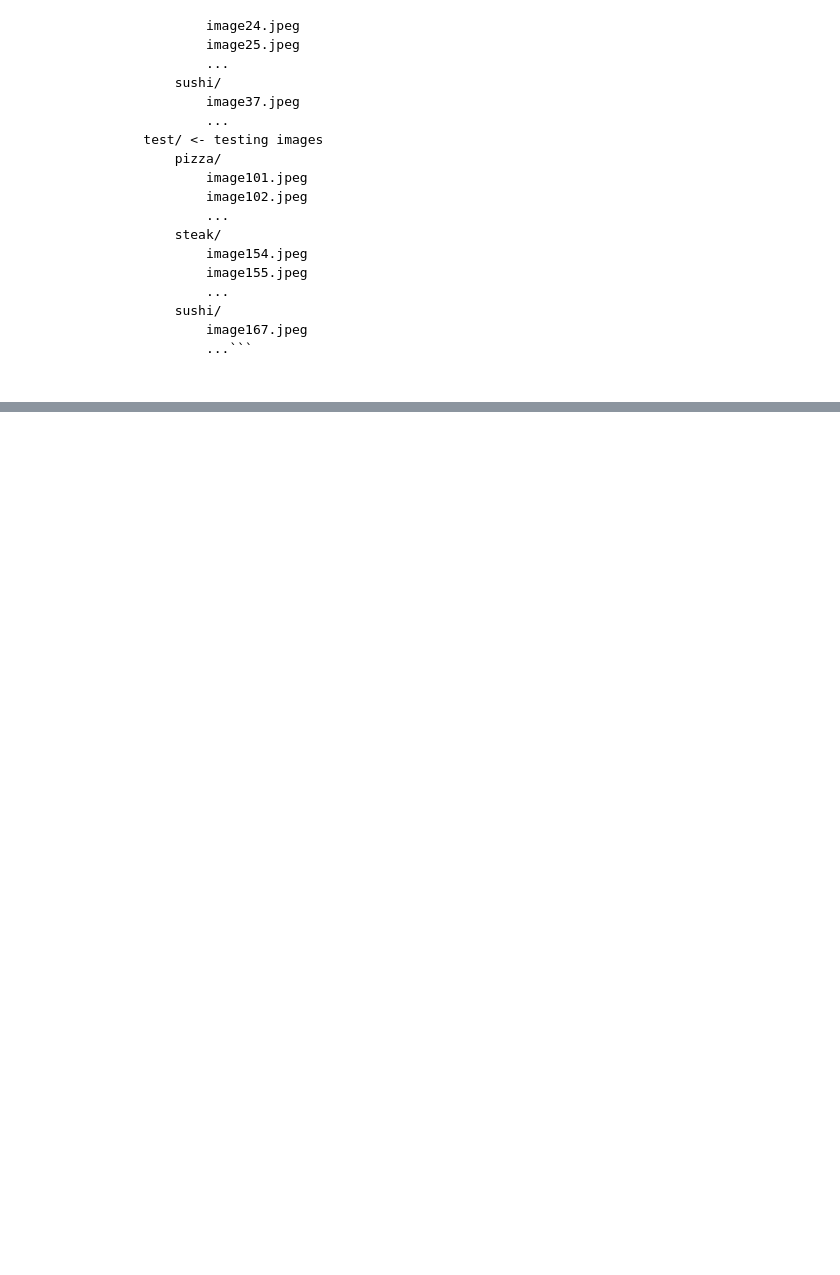
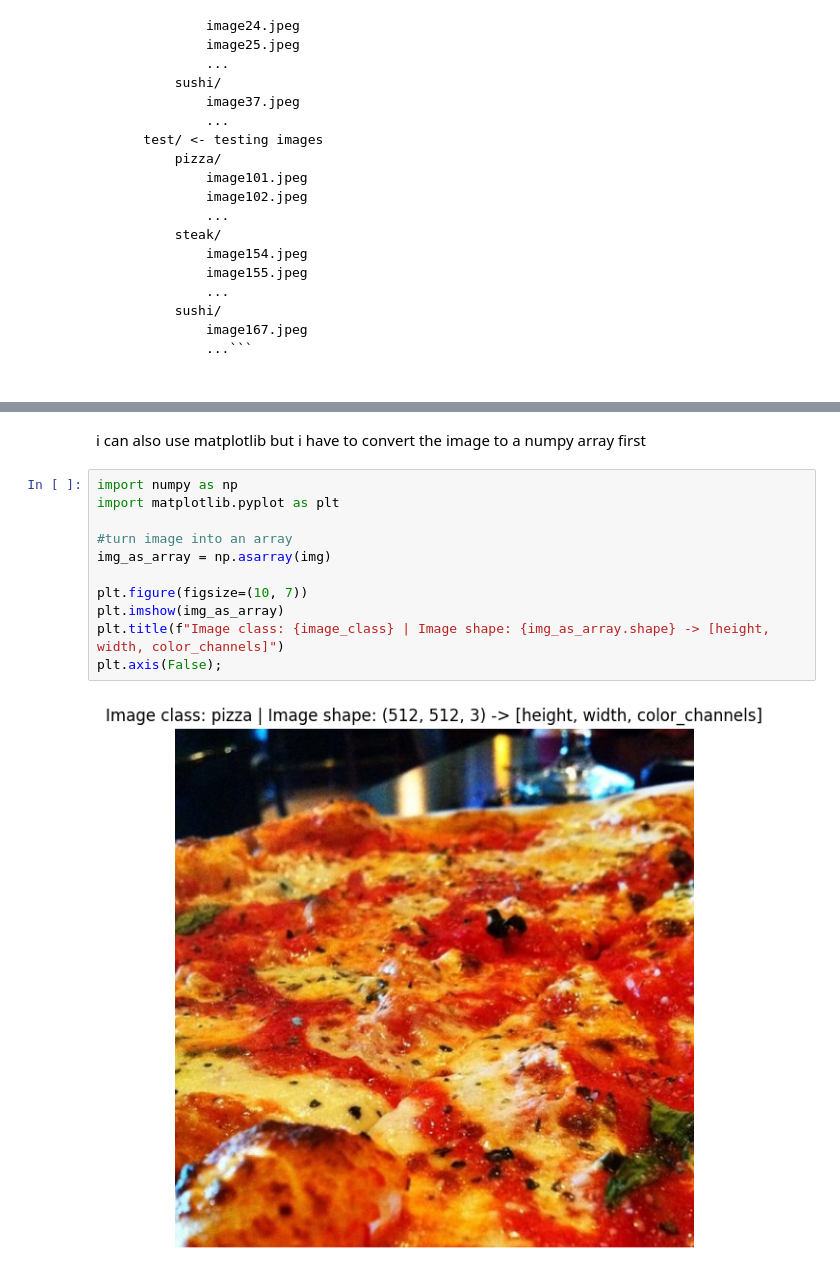
Before and after one commit to Toyolo/Study, a Jupyter notebook: torch_study_notebook_custom_dataset_learning.ipynb, the cells around one changed output, grey strips where cells are left out. Drawn from its saved outputs; the diff is of its cells as text; blank space fills up the shorter version.

```diff
--- a/torch_study_notebook_custom_dataset_learning.ipynb
+++ b/torch_study_notebook_custom_dataset_learning.ipynb
@@ -103,0 +158,15 @@ before starting any project i should know what data im working with and in this
+# %% [markdown]
+i can also use matplotlib but i have to convert the image to a numpy array first
+# %%
+import numpy as np
+import matplotlib.pyplot as plt
+
+#turn image into an array
+img_as_array = np.asarray(img)
+
+plt.figure(figsize=(10, 7))
+plt.imshow(img_as_array)
+plt.title(f"Image class: {image_class} | Image shape: {img_as_array.shape} -> [height, width, color_channels]")
+plt.axis(False);
+# %% [output]
+[figure, added]
```
Also changed, not shown: parts of 18 cells of this notebook.
